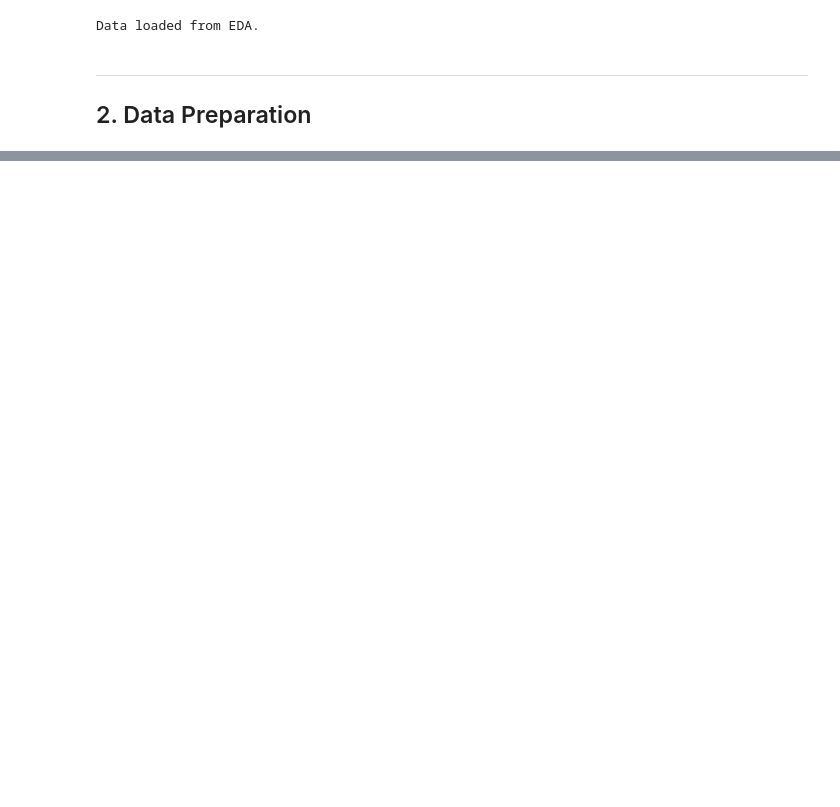
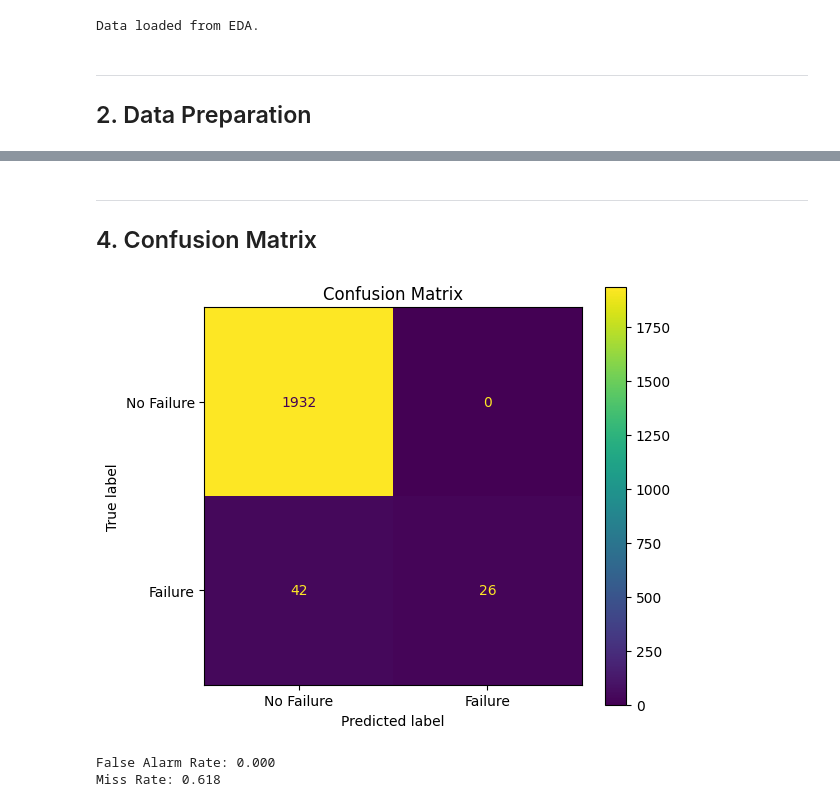
Before and after one commit to hadoyyo/Machine-Predictive-Maintenance-Expert-System, a Jupyter notebook: rf_model.ipynb, the cells around one changed output, grey strips where cells are left out. Cells and saved outputs as stored; diff of their text form; code cells hidden in the pictures; blank space fills up the shorter version.

Commit message:
add RandomForest training and evaluation to notebook

```diff
--- a/rf_model.ipynb
+++ b/rf_model.ipynb
@@ -46,0 +55,19 @@ Features: 8
+# %%
+rf = RandomForestClassifier(
+    n_estimators=200,
+    class_weight='balanced',
+    random_state=18,
+    n_jobs=-1
+)
+rf.fit(X_train, y_train)
+
+y_pred  = rf.predict(X_test)
+y_proba = rf.predict_proba(X_test)[:, 1]
+
+print('- Classification Report -')
+print(classification_report(y_test, y_pred, target_names=['No Failure', 'Failure']))
+
+roc_auc = roc_auc_score(y_test, y_proba)
+avg_prec = average_precision_score(y_test, y_proba)
+print(f'ROC-AUC: {roc_auc:.4f}')
+print(f'Average Precision: {avg_prec:.4f}')
@@ -46,0 +87,19 @@ Features: 8
+# %% [markdown]
+---
+## 4. Confusion Matrix
+# %%
+fig, ax = plt.subplots(figsize=(6, 5))
+cm = confusion_matrix(y_test, y_pred)
+disp = ConfusionMatrixDisplay(cm, display_labels=['No Failure', 'Failure'])
+disp.plot(ax=ax)
+ax.set_title('Confusion Matrix')
+plt.tight_layout()
+plt.show()
+
+tn, fp, fn, tp = cm.ravel()
+print(f'\nFalse Alarm Rate: {fp/(fp+tn):.3f}')
+print(f'Miss Rate: {fn/(fn+tp):.3f}')
+# %% [output]
+[figure, added]
+False Alarm Rate: 0.000
+Miss Rate: 0.618
```
Also changed, not shown: parts of 11 cells of this notebook.
